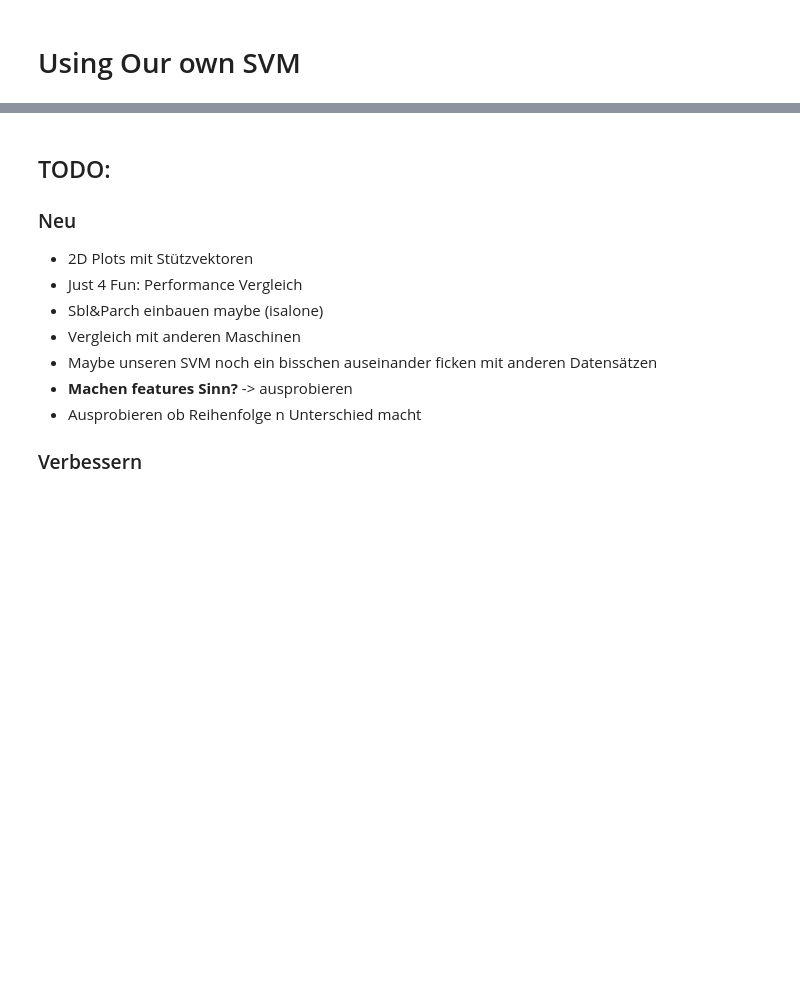
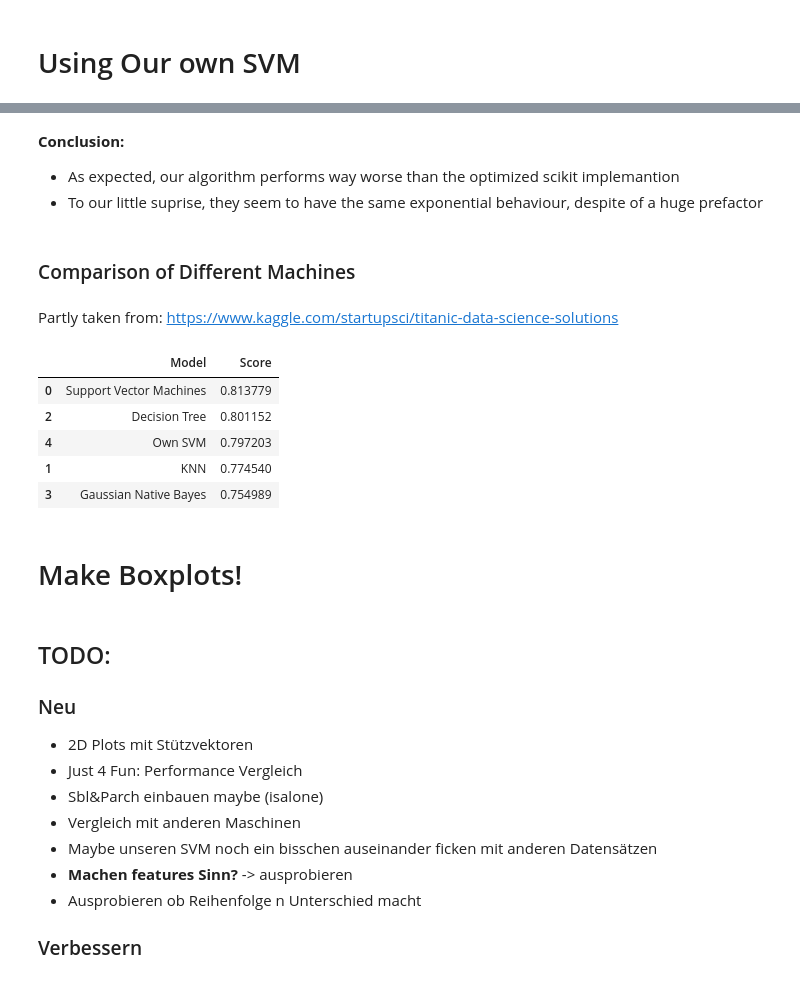
Before and after one commit to maqnius/ml, a Jupyter notebook: Titanic_sh0608.ipynb, the cells around one changed output, grey strips where cells are left out. Cells and saved outputs as stored; diff of their text form; code cells hidden in the pictures; blank space fills up the shorter version.

```diff
--- a/Titanic_sh0608.ipynb
+++ b/Titanic_sh0608.ipynb
@@ -461,8 +451,3 @@ SVC(C=10.0, cache_size=200, class_weight=None, coef0=0.0,
   decision_function_shape=None, degree=3, gamma='auto', kernel='rbf',
   max_iter=-1, probability=False, random_state=None, shrinking=True,
   tol=0.001, verbose=False)
-# %%
-# Testing
-ids = X_test.index
-predictions = clf.predict(X_test)
-runscore(clf)
@@ -473,6 +487,4 @@ Test Score: 0.811188811189
 # %%
-from sklearn.model_selection import cross_val_score
-scores = cross_val_score(clf, X_all, y_all, cv=5, scoring=acc_scorer)
-
-print(r"K-Fold validation yealds a mean acurracy of %f +- %f %%" % (scores.mean(), scores.std()/scores.mean()))
+scores_svm = kfold(clf, X_all, y_all, cv=5)
+print(r"K-Fold validation yealds a mean acurracy of %f +- %f %%" % (scores_svm.mean(), scores_svm.std()/scores_svm.mean()))
 # %% [output]
@@ -502,0 +509,5 @@ runscore(clf)
+# %%
+score_own = own.score(X_test, y_test)
+# Takes a lot of time!
+#scores_own = kfold(own, X_all, y_all, cv=5)
+#print(r"K-Fold validation yealds a mean acurracy of %f +- %f %%" % (scores_own.mean(), scores_own.std()/scores_own.mean()))
@@ -503,3 +540,48 @@ runscore(clf)
+# %% [markdown]
+**Conclusion:**
+- As expected, our algorithm performs way worse than the optimized scikit implemantion
+- To our little suprise, they seem to have the same exponential behaviour, despite of a huge prefactor
+# %% [markdown]
+### Comparison of Different Machines
+# %% [markdown]
+Partly taken from: https://www.kaggle.com/startupsci/titanic-data-science-solutions
+# %%
+from sklearn.tree import DecisionTreeClassifier
+from sklearn.linear_model import LogisticRegression
+from sklearn.neighbors import KNeighborsClassifier
+from sklearn.naive_bayes import GaussianNB
+from sklearn.ensemble import RandomForestClassifier , GradientBoostingClassifier
+
+knn = KNeighborsClassifier(n_neighbors = 3)
+knn.fit(X_train, y_train)
+Y_pred = knn.predict(X_test)
+scores_knn = kfold(knn, X_all, y_all, cv=5)
+
+gaussian = GaussianNB()
+gaussian.fit(X_train, y_train)
+Y_pred = gaussian.predict(X_test)
+scores_gaussian = kfold(gaussian, X_all, y_all, cv=5)
+
+# Decision Tree
+
+decision_tree = DecisionTreeClassifier()
+decision_tree.fit(X_train, y_train)
+Y_pred = decision_tree.predict(X_test)
+scores_decision_tree = kfold(decision_tree, X_all, y_all, cv=5)
+
+models = pd.DataFrame({
+    'Model': ['Support Vector Machines', 'KNN', 'Decision Tree', 'Gaussian Native Bayes', 'Own SVM'],
+    'Score': [scores_svm.mean(), scores_knn.mean(), scores_decision_tree.mean(), scores_gaussian.mean(), score_own]})
+models.sort_values(by='Score', ascending=False)
+# %% [output]
+|  | Model | Score |
+| 0 | Support Vector Machines | 0.813779 |
+| 2 | Decision Tree | 0.801152 |
+| 4 | Own SVM | 0.797203 |
+| 1 | KNN | 0.774540 |
+| 3 | Gaussian Native Bayes | 0.754989 |
+# %% [markdown]
+#  Make Boxplots!
 # %% [markdown]
 ## TODO:
 ### Neu
```
Also changed, not shown: parts of 16 cells of this notebook, 1 other file.
